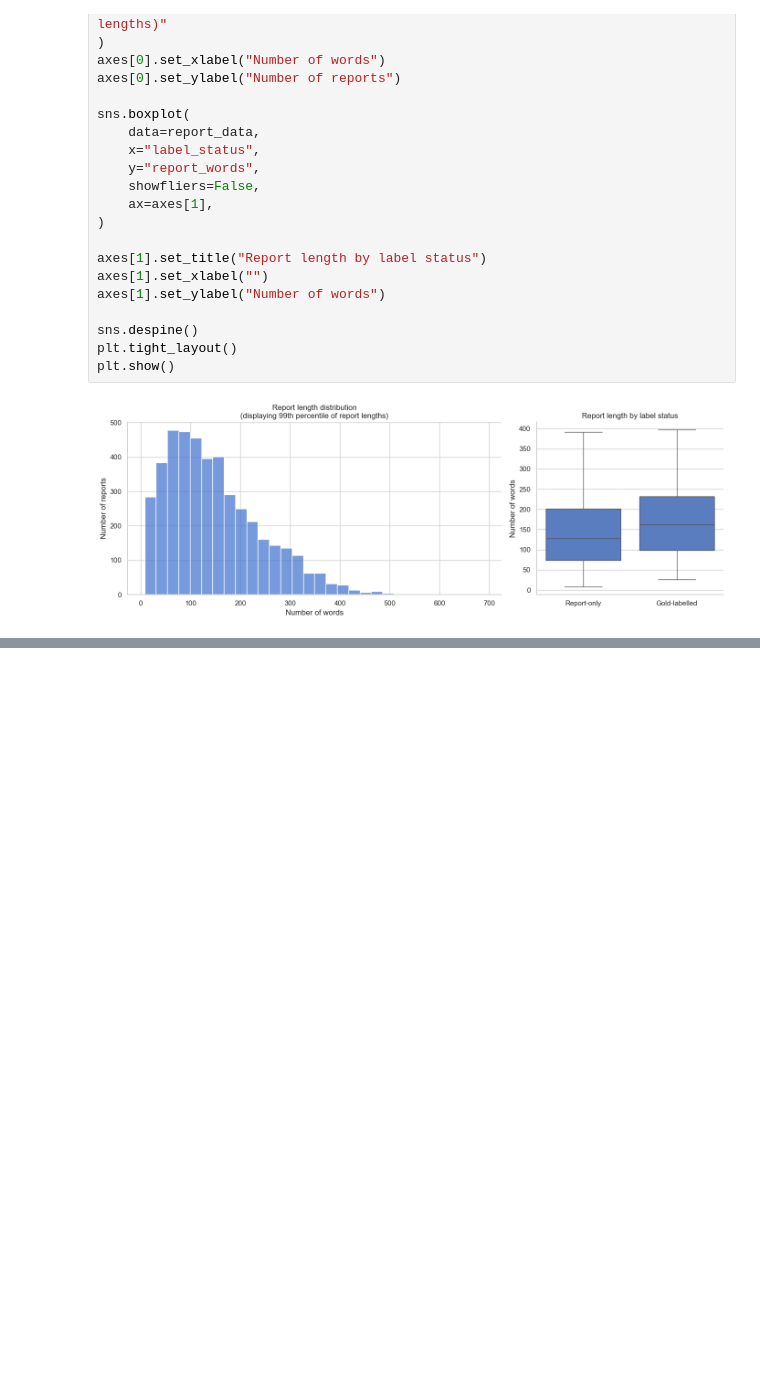
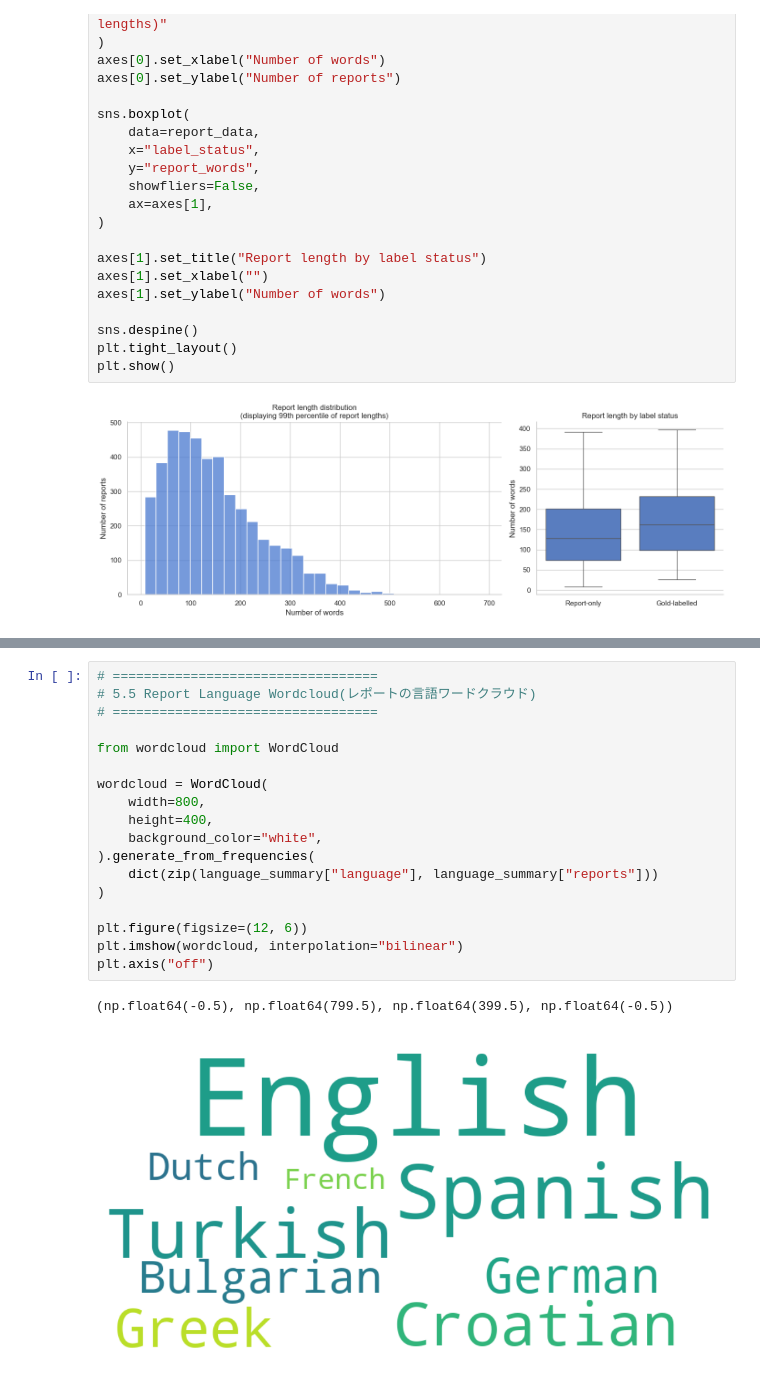
Before and after one commit to PandaDev0069/Kaggle, a Jupyter notebook: RSNA_Knee_EDA.ipynb, the cells around one changed output, grey strips where cells are left out. Saved outputs shown, nothing was run; the diff lists cells and outputs as text; blank space fills up the shorter version.

```diff
--- a/RSNA_Knee_EDA.ipynb
+++ b/RSNA_Knee_EDA.ipynb
@@ -1117,0 +1326,21 @@ plt.show()
+# %%
+# ==================================
+# 5.5 Report Language Wordcloud(レポートの言語ワードクラウド)
+# ==================================
+
+from wordcloud import WordCloud
+
+wordcloud = WordCloud(
+    width=800,
+    height=400,
+    background_color="white",
+).generate_from_frequencies(
+    dict(zip(language_summary["language"], language_summary["reports"]))
+)
+
+plt.figure(figsize=(12, 6))
+plt.imshow(wordcloud, interpolation="bilinear")
+plt.axis("off")
+# %% [output]
+(np.float64(-0.5), np.float64(799.5), np.float64(399.5), np.float64(-0.5))
+[figure, added]
```
Also changed, not shown: parts of 23 cells of this notebook.
